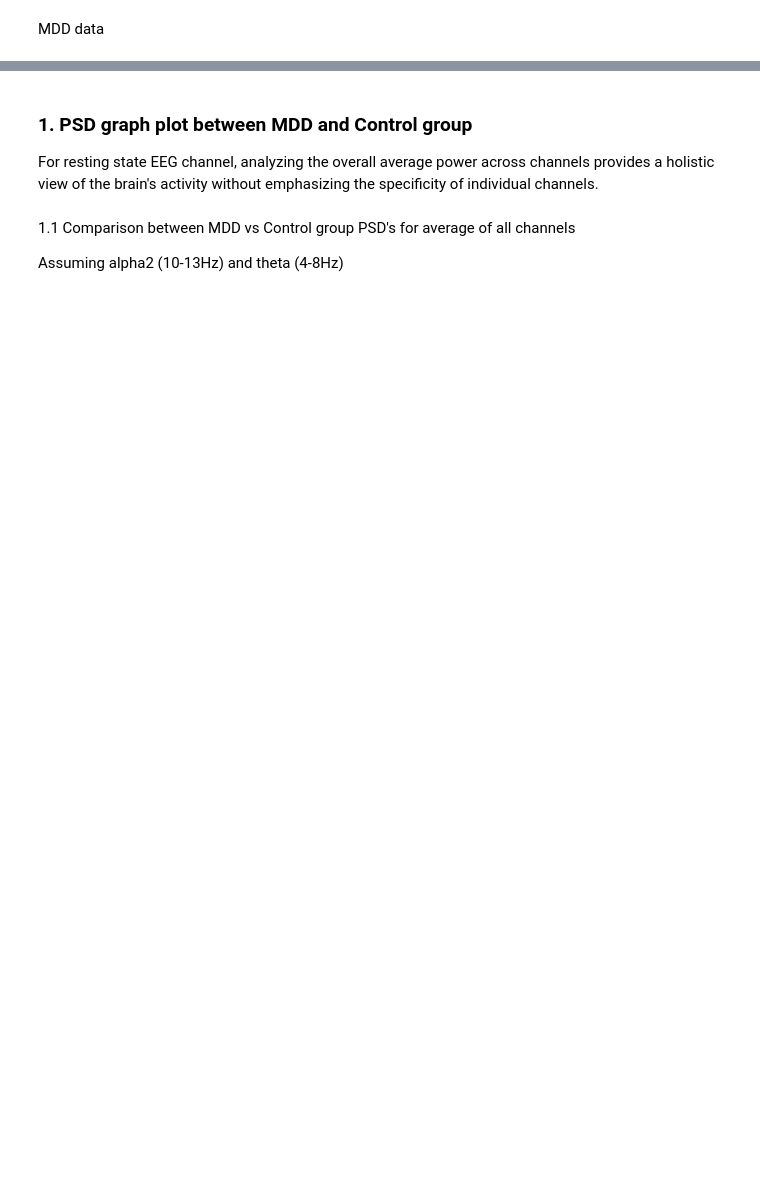
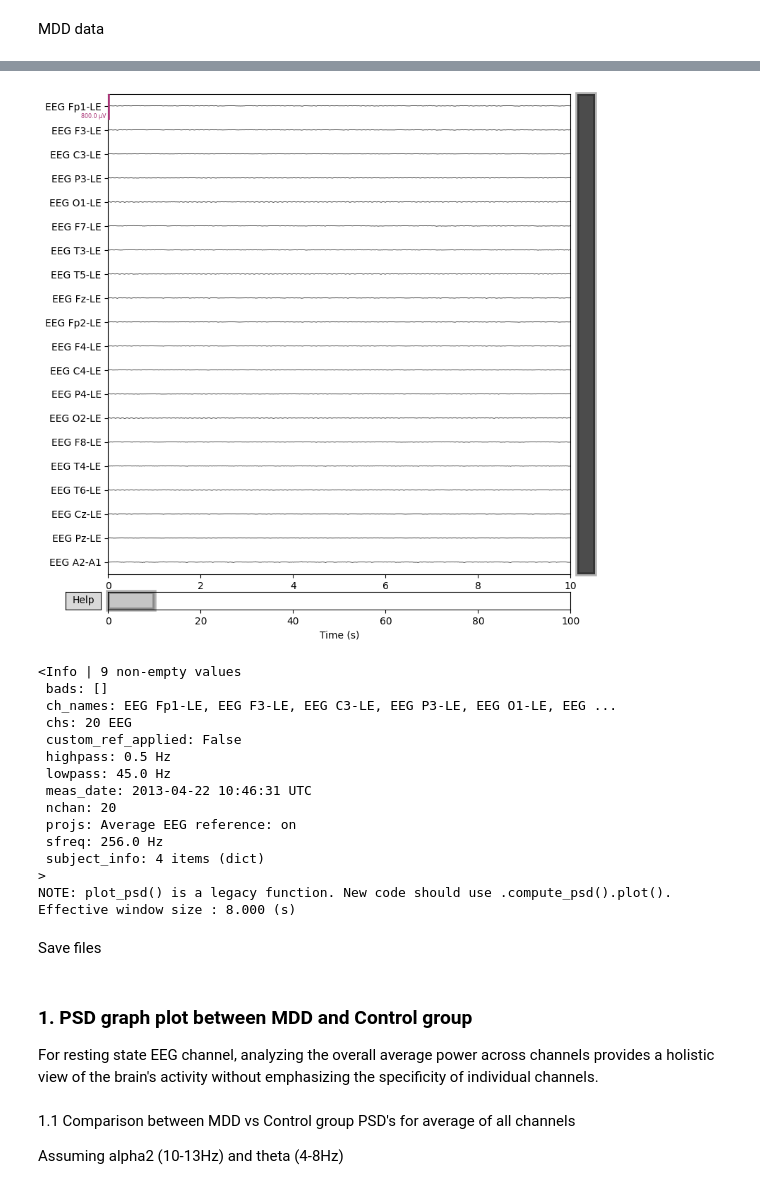
Before and after one commit to vishwanisingh/Depression-tDCS-Analysis, a Jupyter notebook: functional_connectivity.ipynb, the cells around one changed output, grey strips where cells are left out. Cells and saved outputs as stored; diff of their text form; code cells hidden in the pictures; blank space fills up the shorter version.

```diff
--- a/functional_connectivity.ipynb
+++ b/functional_connectivity.ipynb
@@ -44,0 +75,14 @@ raw_MDD = raw_cleaned
+# %%
+file_path = os.getcwd()+ '/MDD EC EEG/'
+print(file_path)
+items = os.listdir(file_path)
+raw_MDD = []
+raw_info = []
+for item in items:
+    raw = mne.io.read_raw_edf(file_path+item, preload=True)
+    raw.crop(tmin=5, tmax=105)
+    print(len(raw.get_data()[0]))
+    raw_info.append(raw.info['ch_names'])
+    raw = band_pass_filter(raw)
+    raw = rereferencing(raw)
+    raw_MDD.append(raw.get_data())
@@ -44,0 +317,6 @@ raw_MDD = raw_cleaned
+# %%
+info = raw.info
+print(raw.info)
+print(len(raw_MDD))
+raw_MDD = np.mean(raw_MDD, axis=0)
+raw_MDD = mne.io.RawArray(raw_MDD, info)
@@ -127,0 +343,14 @@ none
+# %%
+file_path = os.getcwd()+ '/Healthy EC EEG/'
+items = os.listdir(file_path)
+raw_control = []
+raw_info = []
+for item in items:
+    raw = mne.io.read_raw_edf(file_path+item, preload=True)
+    if(len(raw.info['ch_names']) == 20):
+        raw.crop(tmin=5, tmax=105)
+        raw_info.append(raw.info['ch_names'])
+        raw = band_pass_filter(raw)
+        raw = rereferencing(raw)
+        raw_control.append(raw.get_data())
+        info = raw.info
@@ -127,0 +468,4 @@ none
+# %%
+print(info)
+raw_control = np.mean(raw_control, axis=0)
+raw_control = mne.io.RawArray(raw_control, info)
@@ -127,0 +489,24 @@ none
+# %%
+# time_amplitude(raw_MDD)
+# psd(raw_MDD)
+time_amplitude(raw_control)
+psd(raw_control)
+# %% [output]
+[figure, added]
+<Info | 9 non-empty values
+ bads: []
+ ch_names: EEG Fp1-LE, EEG F3-LE, EEG C3-LE, EEG P3-LE, EEG O1-LE, EEG ...
+ chs: 20 EEG
+ custom_ref_applied: False
+ highpass: 0.5 Hz
+ lowpass: 45.0 Hz
+ meas_date: 2013-04-22 10:46:31 UTC
+ nchan: 20
+ projs: Average EEG reference: on
+ sfreq: 256.0 Hz
+ subject_info: 4 items (dict)
+>
+NOTE: plot_psd() is a legacy function. New code should use .compute_psd().plot().
+Effective window size : 8.000 (s)
+# %% [markdown]
+Save files
```
Also changed, not shown: parts of 48 cells of this notebook.
